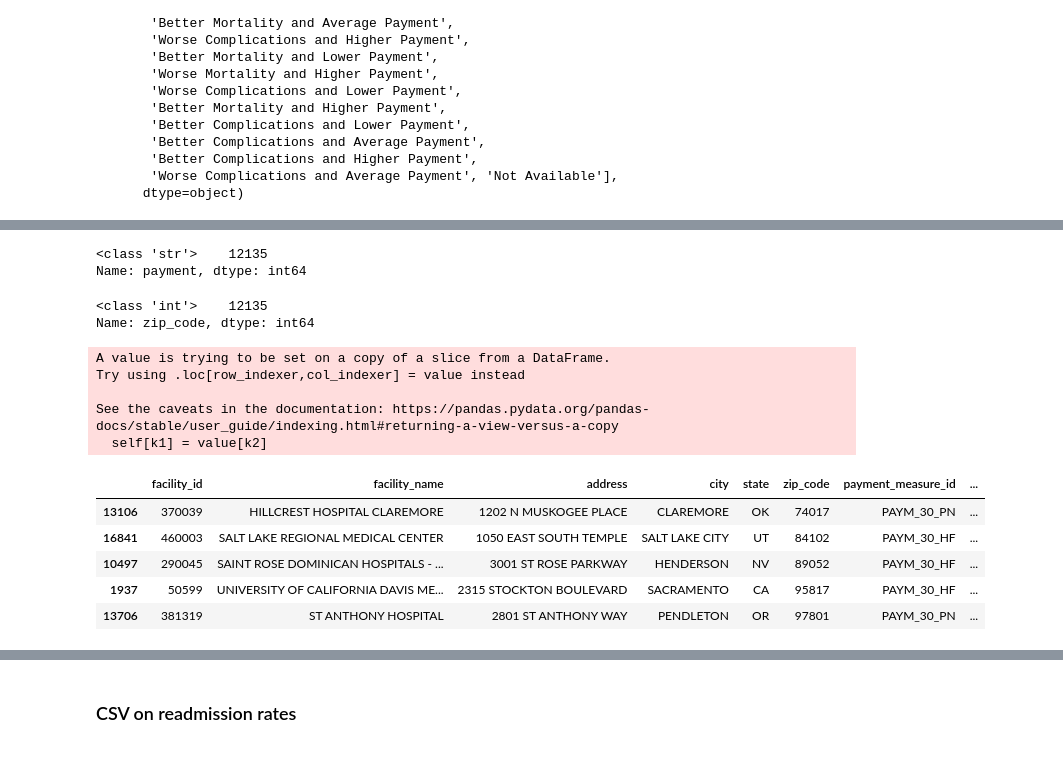
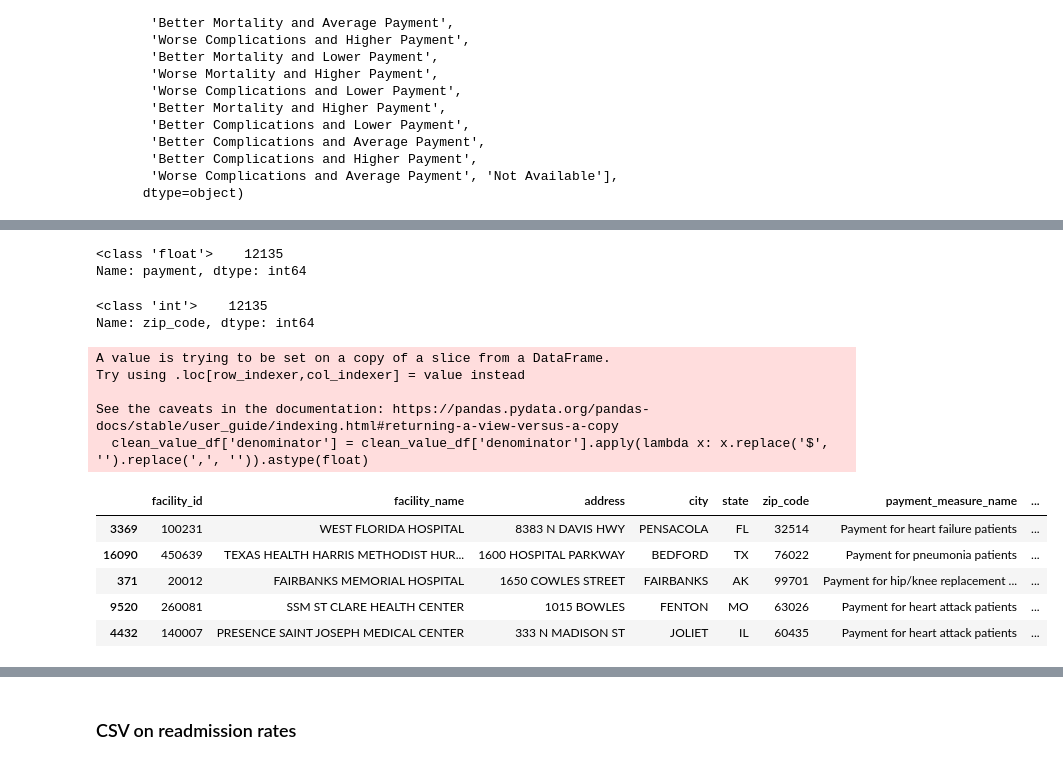
Before and after one commit to NoahGoldstein13/full_stack_data_analytics_project, a Jupyter notebook: Nadia/cleaning_data.ipynb, the cells around one changed output, grey strips where cells are left out. Cells and saved outputs as stored; diff of their text form; code cells hidden in the pictures.

```diff
--- a/Nadia/cleaning_data.ipynb
+++ b/Nadia/cleaning_data.ipynb
@@ -203,6 +203,6 @@ value_of_care_footnote
 start_date
 end_date
 # %%
-updated_df=value_df.drop(['county_name', 'phone_number', 'payment_footnote', 'value_of_care_footnote', 'lower_estimate', 'higher_estimate', 'start_date', 'end_date'], axis=1).reset_index(drop=True)
+updated_df=value_df.drop(['county_name', 'phone_number', 'payment_footnote', 'value_of_care_footnote', 'lower_estimate', 'higher_estimate', 'start_date', 'end_date', 'payment_measure_id'], axis=1).reset_index(drop=True)
 updated_df
 # %% [output]
@@ -310,0 +311,3 @@ clean_value_df
+# %%
+clean_value_df[clean_value_df.columns[9]] = clean_value_df[clean_value_df.columns[9]].replace('[\$,]', '', regex=True).astype(float)
+clean_value_df
@@ -311,7 +333,7 @@ clean_value_df
 # %%
 clean_value_df['payment'].apply(type).value_counts()
 # %% [output]
-<class 'str'>    12135
+<class 'float'>    12135
 Name: payment, dtype: int64
 # %%
 clean_value_df['zip_code'].apply(type).value_counts()
@@ -319,18 +341,17 @@ clean_value_df['zip_code'].apply(type).value_counts()
 <class 'int'>    12135
 Name: zip_code, dtype: int64
 # %%
-cols = ['denominator', 'payment']
-clean_value_df[cols] = clean_value_df[cols].applymap(lambda x: x.replace('$', '').replace(',', '')).astype(float)
+clean_value_df['denominator'] = clean_value_df['denominator'].apply(lambda x: x.replace('$', '').replace(',', '')).astype(float)
 clean_value_df.sample(5)
 # %% [output]
 A value is trying to be set on a copy of a slice from a DataFrame.
 Try using .loc[row_indexer,col_indexer] = value instead
 
 See the caveats in the documentation: https://pandas.pydata.org/pandas-docs/stable/user_guide/indexing.html#returning-a-view-versus-a-copy
-  self[k1] = value[k2]
+  clean_value_df['denominator'] = clean_value_df['denominator'].apply(lambda x: x.replace('$', '').replace(',', '')).astype(float)
-|  | facility_id | facility_name | address | city | state | zip_code | payment_measure_id | ... |
-| 13106 | 370039 | HILLCREST HOSPITAL CLAREMORE | 1202 N MUSKOGEE PLACE | CLAREMORE | OK | 74017 | PAYM_30_PN | ... |
-| 16841 | 460003 | SALT LAKE REGIONAL MEDICAL CENTER | 1050 EAST SOUTH TEMPLE | SALT LAKE CITY | UT | 84102 | PAYM_30_HF | ... |
-| 10497 | 290045 | SAINT ROSE DOMINICAN HOSPITALS - ... | 3001 ST ROSE PARKWAY | HENDERSON | NV | 89052 | PAYM_30_HF | ... |
-| 1937 | 50599 | UNIVERSITY OF CALIFORNIA DAVIS ME... | 2315 STOCKTON BOULEVARD | SACRAMENTO | CA | 95817 | PAYM_30_HF | ... |
-| 13706 | 381319 | ST ANTHONY HOSPITAL | 2801 ST ANTHONY WAY | PENDLETON | OR | 97801 | PAYM_30_PN | ... |
+|  | facility_id | facility_name | address | city | state | zip_code | payment_measure_name | ... |
+| 3369 | 100231 | WEST FLORIDA HOSPITAL | 8383 N DAVIS HWY | PENSACOLA | FL | 32514 | Payment for heart failure patients | ... |
+| 16090 | 450639 | TEXAS HEALTH HARRIS METHODIST HUR... | 1600 HOSPITAL PARKWAY | BEDFORD | TX | 76022 | Payment for pneumonia patients | ... |
+| 371 | 20012 | FAIRBANKS MEMORIAL HOSPITAL | 1650 COWLES STREET | FAIRBANKS | AK | 99701 | Payment for hip/knee replacement ... | ... |
+| 9520 | 260081 | SSM ST CLARE HEALTH CENTER | 1015 BOWLES | FENTON | MO | 63026 | Payment for heart attack patients | ... |
+| 4432 | 140007 | PRESENCE SAINT JOSEPH MEDICAL CENTER | 333 N MADISON ST | JOLIET | IL | 60435 | Payment for heart attack patients | ... |
```
Also changed, not shown: parts of 9 cells of this notebook, 2 other files.
